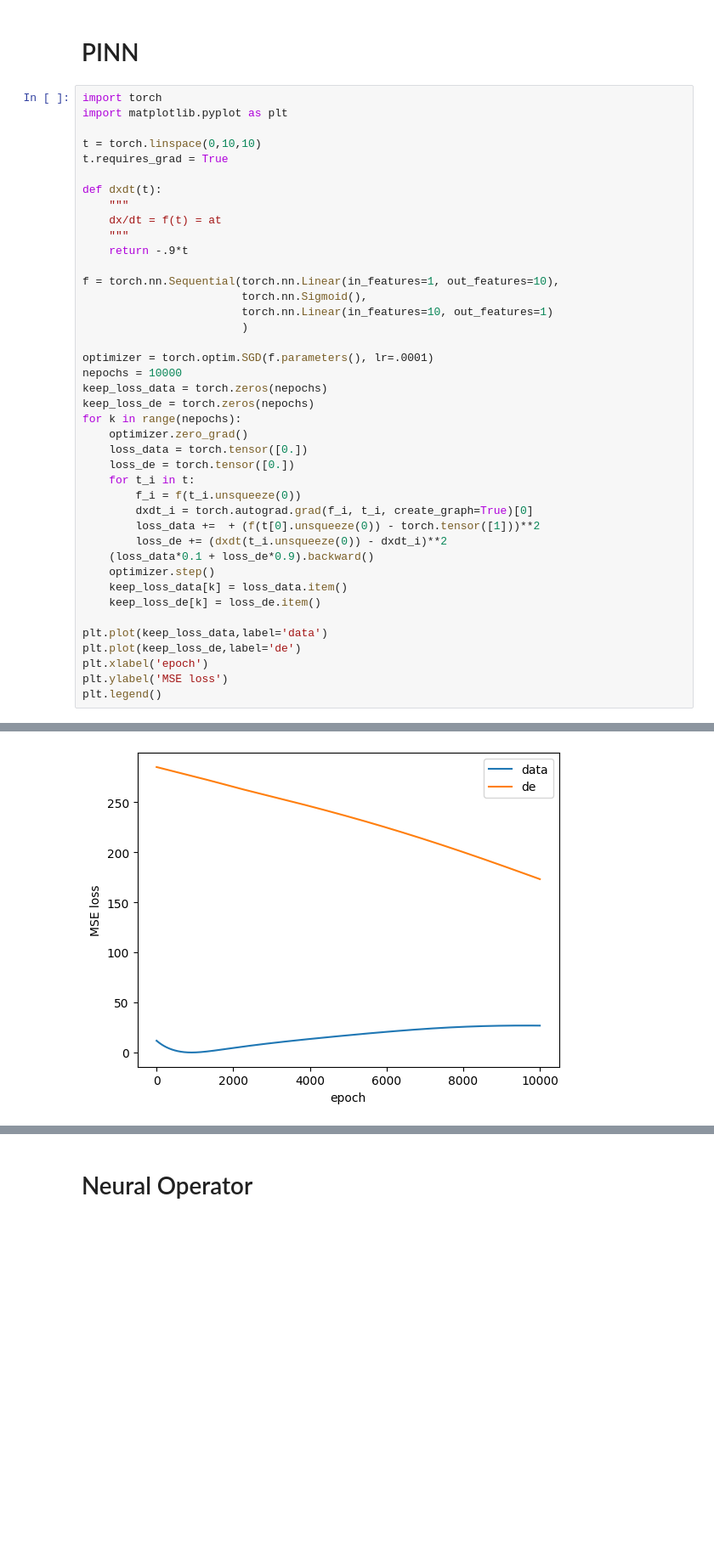
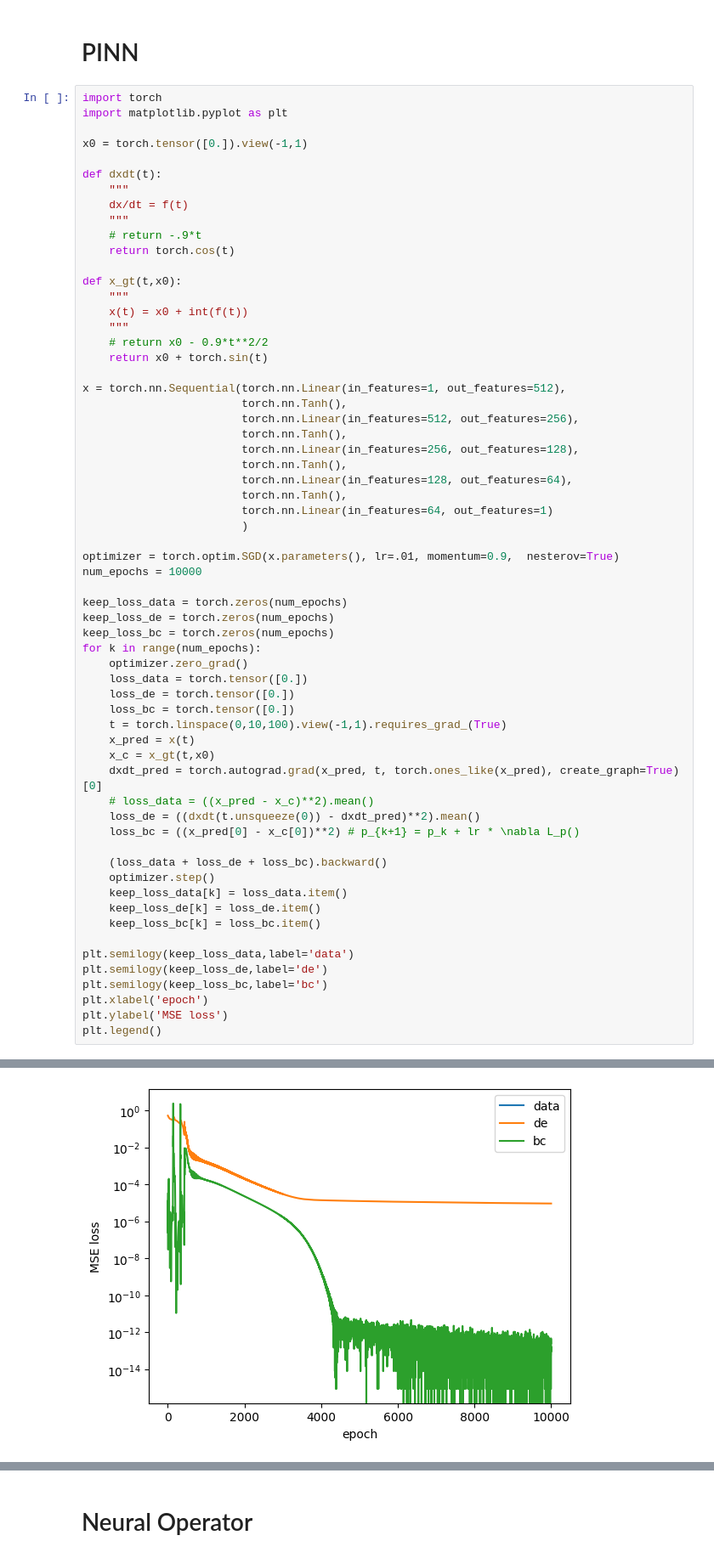
Before and after one commit to pgeorgantopoulos/pinns, a Jupyter notebook: pinn_vs_neuraloperator.ipynb, the cells around one changed output, grey strips where cells are left out. Shown: that part at 85% size. Cells and saved outputs as stored; diff of their text form; blank space fills up the shorter version.

```diff
--- a/pinn_vs_neuraloperator.ipynb
+++ b/pinn_vs_neuraloperator.ipynb
@@ -5,45 +3,66 @@
 # %%
 import torch
 import matplotlib.pyplot as plt
 
-t = torch.linspace(0,10,10)
-t.requires_grad = True
+x0 = torch.tensor([0.]).view(-1,1)
 
 def dxdt(t):
     """
-    dx/dt = f(t) = at
+    dx/dt = f(t)
     """
-    return -.9*t
+    # return -.9*t
+    return torch.cos(t)
 
-f = torch.nn.Sequential(torch.nn.Linear(in_features=1, out_features=10),
-                        torch.nn.Sigmoid(),
-                        torch.nn.Linear(in_features=10, out_features=1)
+def x_gt(t,x0):
+    """
+    x(t) = x0 + int(f(t))
+    """
+    # return x0 - 0.9*t**2/2
+    return x0 + torch.sin(t)
+
+x = torch.nn.Sequential(torch.nn.Linear(in_features=1, out_features=512),
+                        torch.nn.Tanh(),
+                        torch.nn.Linear(in_features=512, out_features=256),
+                        torch.nn.Tanh(),
+                        torch.nn.Linear(in_features=256, out_features=128),
+                        torch.nn.Tanh(),
+                        torch.nn.Linear(in_features=128, out_features=64),
+                        torch.nn.Tanh(),
+                        torch.nn.Linear(in_features=64, out_features=1)
                         )
 
-optimizer = torch.optim.SGD(f.parameters(), lr=.0001)
-nepochs = 10000
-keep_loss_data = torch.zeros(nepochs)
-keep_loss_de = torch.zeros(nepochs)
-for k in range(nepochs):
+optimizer = torch.optim.SGD(x.parameters(), lr=.01, momentum=0.9,  nesterov=True)
+num_epochs = 10000
+
+keep_loss_data = torch.zeros(num_epochs)
+keep_loss_de = torch.zeros(num_epochs)
+keep_loss_bc = torch.zeros(num_epochs)
+for k in range(num_epochs):
     optimizer.zero_grad()
     loss_data = torch.tensor([0.])
     loss_de = torch.tensor([0.])
-    for t_i in t:
-        f_i = f(t_i.unsqueeze(0))
-        dxdt_i = torch.autograd.grad(f_i, t_i, create_graph=True)[0]
-        loss_data +=  + (f(t[0].unsqueeze(0)) - torch.tensor([1]))**2
-        loss_de += (dxdt(t_i.unsqueeze(0)) - dxdt_i)**2
-    (loss_data*0.1 + loss_de*0.9).backward()
+    loss_bc = torch.tensor([0.])
+    t = torch.linspace(0,10,100).view(-1,1).requires_grad_(True)
+    x_pred = x(t)
+    x_c = x_gt(t,x0)
+    dxdt_pred = torch.autograd.grad(x_pred, t, torch.ones_like(x_pred), create_graph=True)[0]
+    # loss_data = ((x_pred - x_c)**2).mean()
+    loss_de = ((dxdt(t.unsqueeze(0)) - dxdt_pred)**2).mean()
+    loss_bc = ((x_pred[0] - x_c[0])**2) # p_{k+1} = p_k + lr * \nabla L_p()
+
+    (loss_data + loss_de + loss_bc).backward()
     optimizer.step()
     keep_loss_data[k] = loss_data.item()
     keep_loss_de[k] = loss_de.item()
+    keep_loss_bc[k] = loss_bc.item()
 
-plt.plot(keep_loss_data,label='data')
-plt.plot(keep_loss_de,label='de')
+plt.semilogy(keep_loss_data,label='data')
+plt.semilogy(keep_loss_de,label='de')
+plt.semilogy(keep_loss_bc,label='bc')
 plt.xlabel('epoch')
 plt.ylabel('MSE loss')
 plt.legend()
 # %% [output]
 <matplotlib.legend.Legend at 0x...>
-[figure, old version]
+[figure, new version]
 # %%
```
Also changed, not shown: parts of 4 cells of this notebook, 3 other files.
